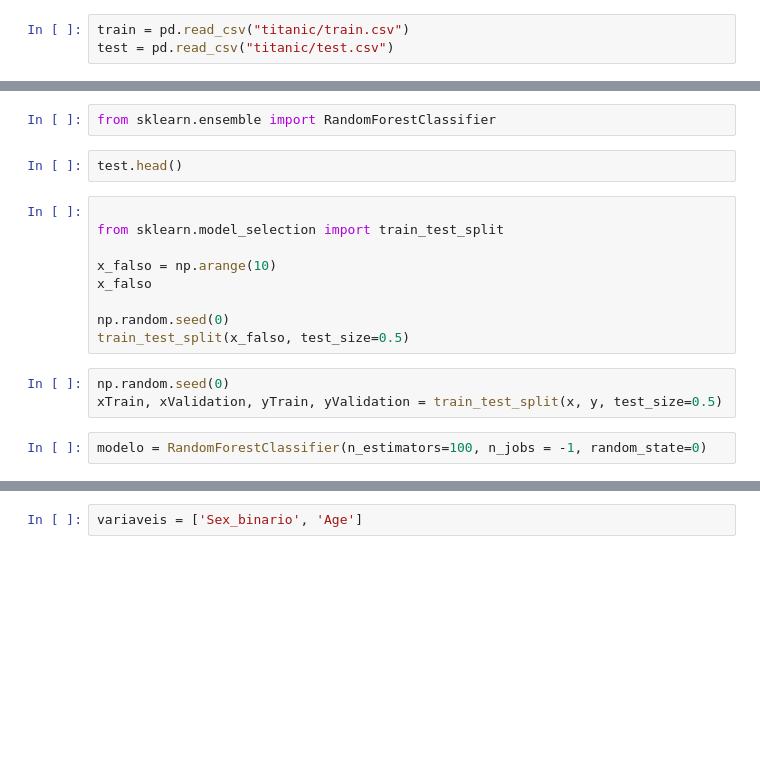
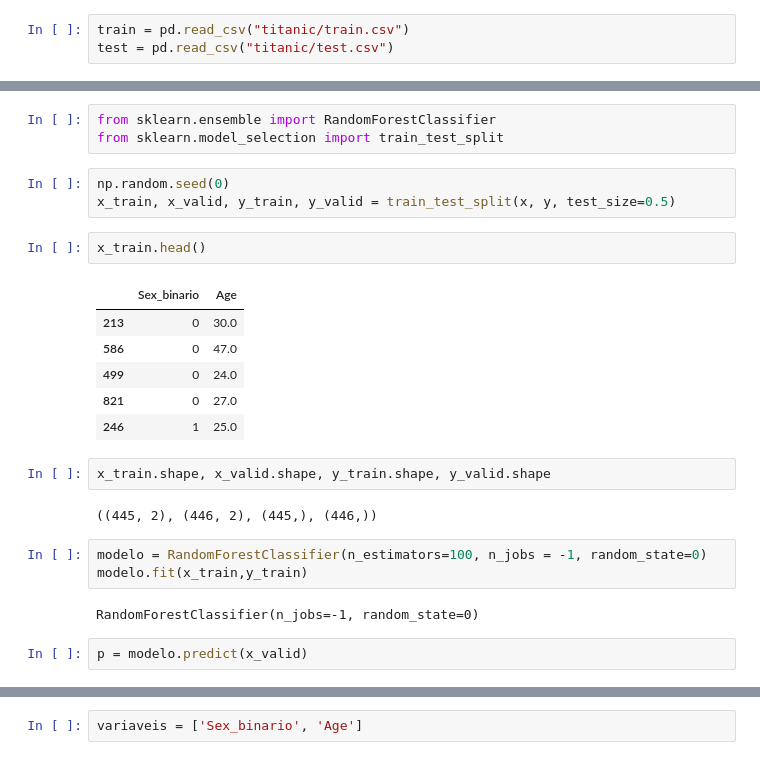
Before and after one commit to ageuribeiro/analise_de_dados_titanic, a Jupyter notebook: Análise de Dados - Titanic.ipynb, the cells around one changed output, grey strips where cells are left out. Cells and saved outputs as stored; diff of their text form; blank space fills up the shorter version.

```diff
--- a/Análise de Dados - Titanic.ipynb
+++ b/Análise de Dados - Titanic.ipynb
@@ -15,19 +15,27 @@ train.head()
 | 4 | 5 | 0 | 3 | Allen, Mr. William Henry | male | 35.0 | 0 | 0 | 373450 | 8.0500 | ... |
 # %%
 from sklearn.ensemble import RandomForestClassifier
+from sklearn.model_selection import train_test_split
+# %%
+np.random.seed(0)
+x_train, x_valid, y_train, y_valid = train_test_split(x, y, test_size=0.5)
 # %%
-test.head()
+x_train.head()
+# %% [output]
+|  | Sex_binario | Age |
+| 213 | 0 | 30.0 |
+| 586 | 0 | 47.0 |
+| 499 | 0 | 24.0 |
+| 821 | 0 | 27.0 |
+| 246 | 1 | 25.0 |
-# %%
-
-from sklearn.model_selection import train_test_split
-
-x_falso = np.arange(10)
-x_falso
-
-np.random.seed(0)
-train_test_split(x_falso, test_size=0.5)
-# %%
-np.random.seed(0)
-xTrain, xValidation, yTrain, yValidation = train_test_split(x, y, test_size=0.5)
+# %%
+x_train.shape, x_valid.shape, y_train.shape, y_valid.shape
+# %% [output]
+((445, 2), (446, 2), (445,), (446,))
 # %%
 modelo = RandomForestClassifier(n_estimators=100, n_jobs = -1, random_state=0)
+modelo.fit(x_train,y_train)
+# %% [output]
+RandomForestClassifier(n_jobs=-1, random_state=0)
+# %%
+p = modelo.predict(x_valid)
```
Also changed, not shown: parts of 18 cells of this notebook, 2 other files.
